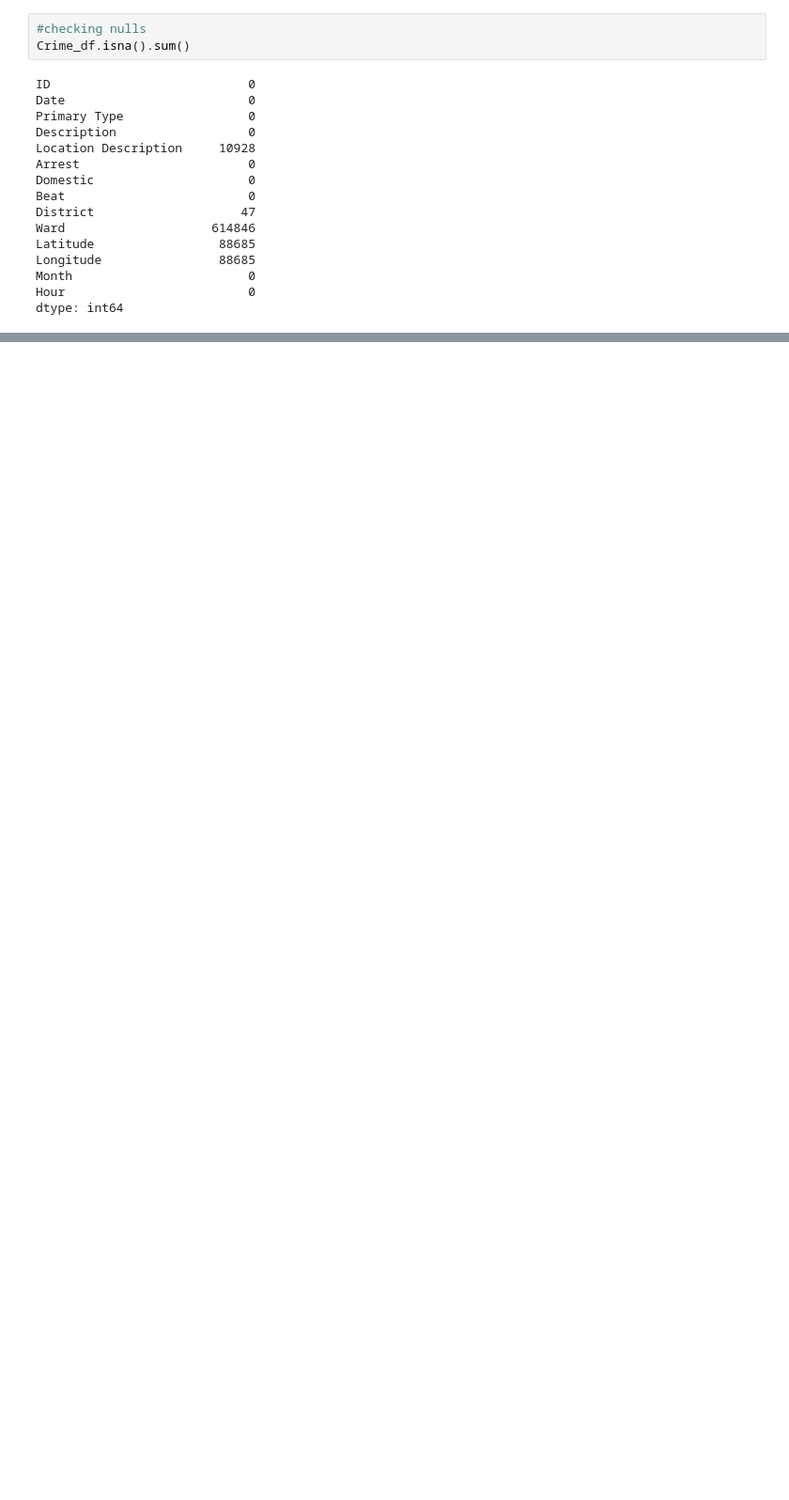
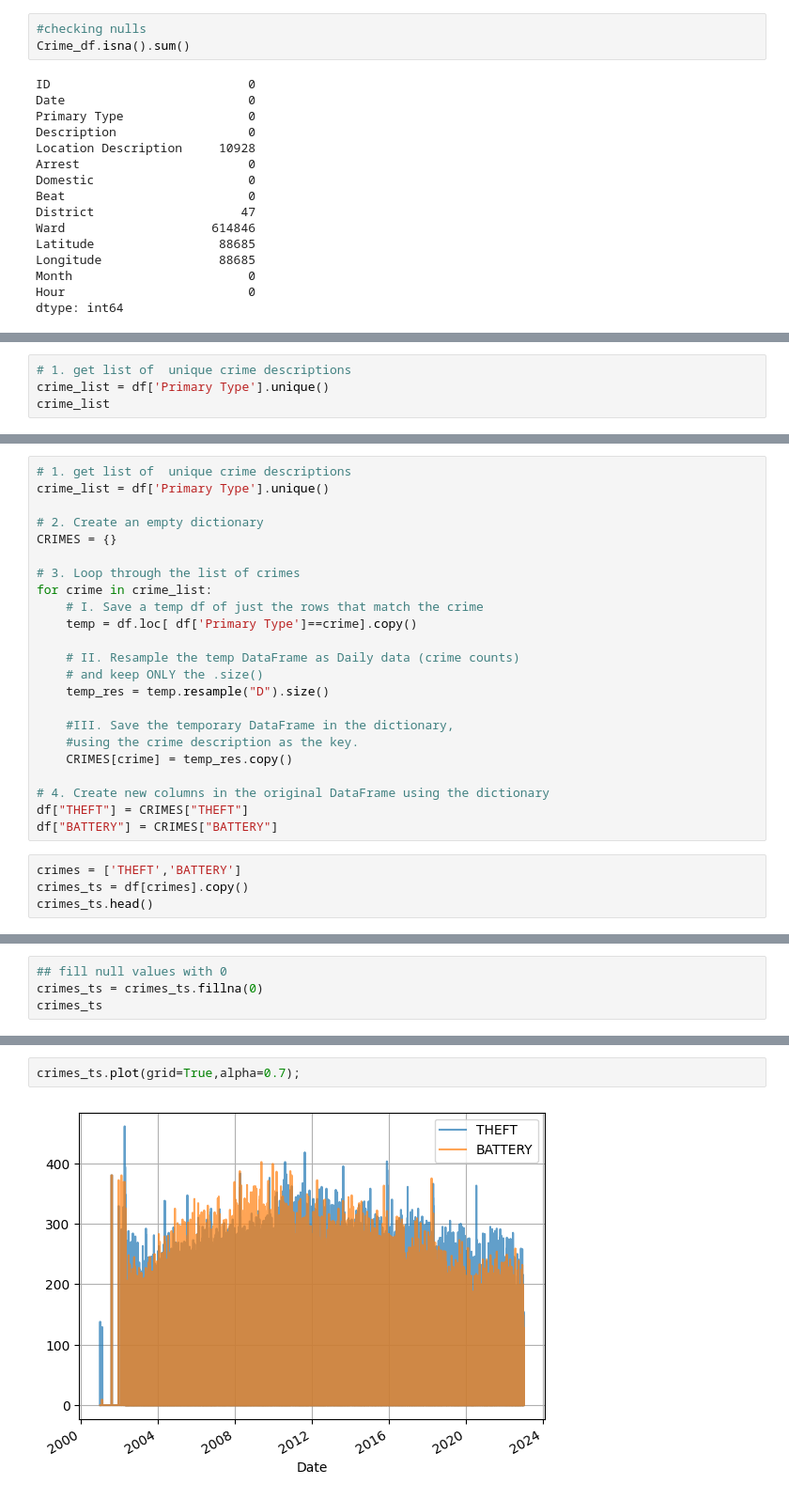
Before and after one commit to Ozedim/Ozedim, a Jupyter notebook: Project_3_Part_1_(Core)_OGWANG_TREVOR.ipynb, the cells around one changed output, grey strips where cells are left out. Shown at 94% size. Cells and saved outputs as stored; diff of their text form; blank space fills up the shorter version.

```diff
--- a/Project_3_Part_1_(Core)_OGWANG_TREVOR.ipynb
+++ b/Project_3_Part_1_(Core)_OGWANG_TREVOR.ipynb
@@ -358,0 +531,4 @@ Index(['ID', 'Date', 'Primary Type', 'Description', 'Location Description',
+# %%
+# 1. get list of  unique crime descriptions
+crime_list = df['Primary Type'].unique()
+crime_list
@@ -358,0 +582,27 @@ Index(['ID', 'Date', 'Primary Type', 'Description', 'Location Description',
+# %%
+# 1. get list of  unique crime descriptions
+crime_list = df['Primary Type'].unique()
+
+# 2. Create an empty dictionary
+CRIMES = {}
+
+# 3. Loop through the list of crimes
+for crime in crime_list:
+    # I. Save a temp df of just the rows that match the crime
+    temp = df.loc[ df['Primary Type']==crime].copy()
+
+    # II. Resample the temp DataFrame as Daily data (crime counts)
+    # and keep ONLY the .size()
+    temp_res = temp.resample("D").size()
+
+    #III. Save the temporary DataFrame in the dictionary,
+    #using the crime description as the key.
+    CRIMES[crime] = temp_res.copy()
+
+# 4. Create new columns in the original DataFrame using the dictionary
+df["THEFT"] = CRIMES["THEFT"]
+df["BATTERY"] = CRIMES["BATTERY"]
+# %%
+crimes = ['THEFT','BATTERY']
+crimes_ts = df[crimes].copy()
+crimes_ts.head()
@@ -358,0 +623,4 @@ Index(['ID', 'Date', 'Primary Type', 'Description', 'Location Description',
+# %%
+## fill null values with 0
+crimes_ts = crimes_ts.fillna(0)
+crimes_ts
@@ -358,0 +654,4 @@ Index(['ID', 'Date', 'Primary Type', 'Description', 'Location Description',
+# %%
+crimes_ts.plot(grid=True,alpha=0.7);
+# %% [output]
+[figure, added]
```
Also changed, not shown: parts of 52 cells of this notebook.
